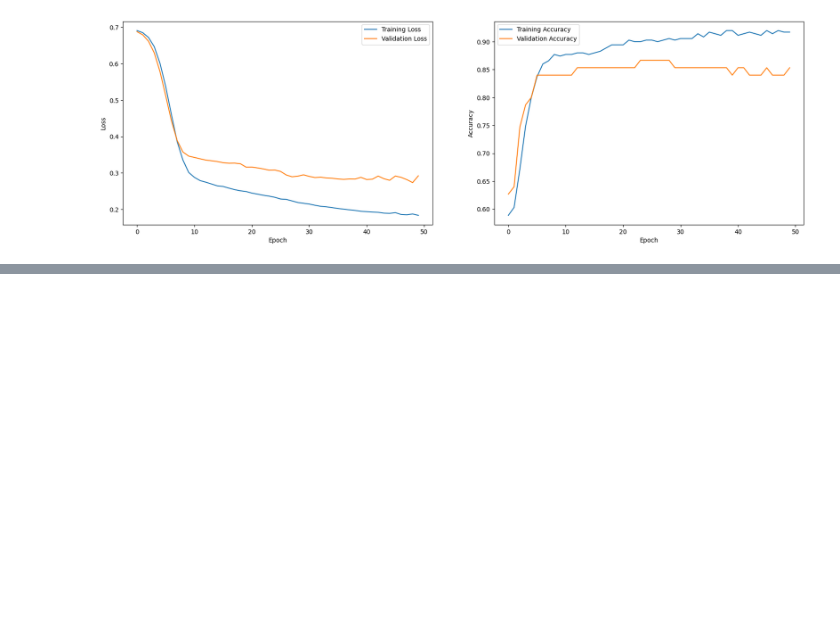
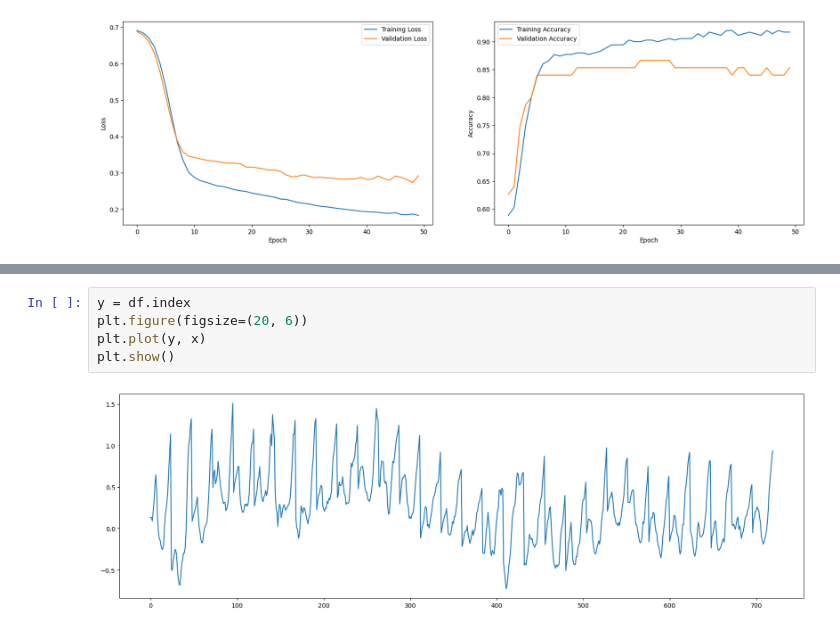
Before and after one commit to nishanthdmello/AI-Based-Agriculture, a Jupyter notebook: crop-irrigation-ann.ipynb, the cells around one changed output, grey strips where cells are left out. Saved outputs shown, nothing was run; the diff lists cells and outputs as text; blank space fills up the shorter version.

```diff
--- a/crop-irrigation-ann.ipynb
+++ b/crop-irrigation-ann.ipynb
@@ -104,0 +167,7 @@ plt.show()
+# %%
+y = df.index
+plt.figure(figsize=(20, 6))
+plt.plot(y, x)
+plt.show()
+# %% [output]
+[figure, added]
```
Also changed, not shown: parts of 8 cells of this notebook, 2 other files.
